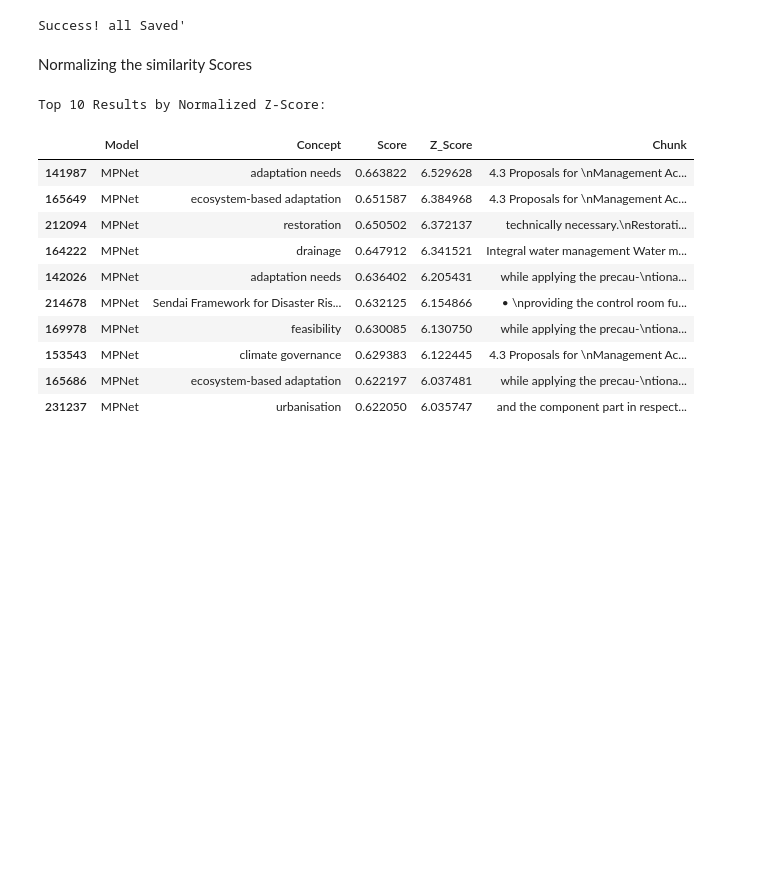
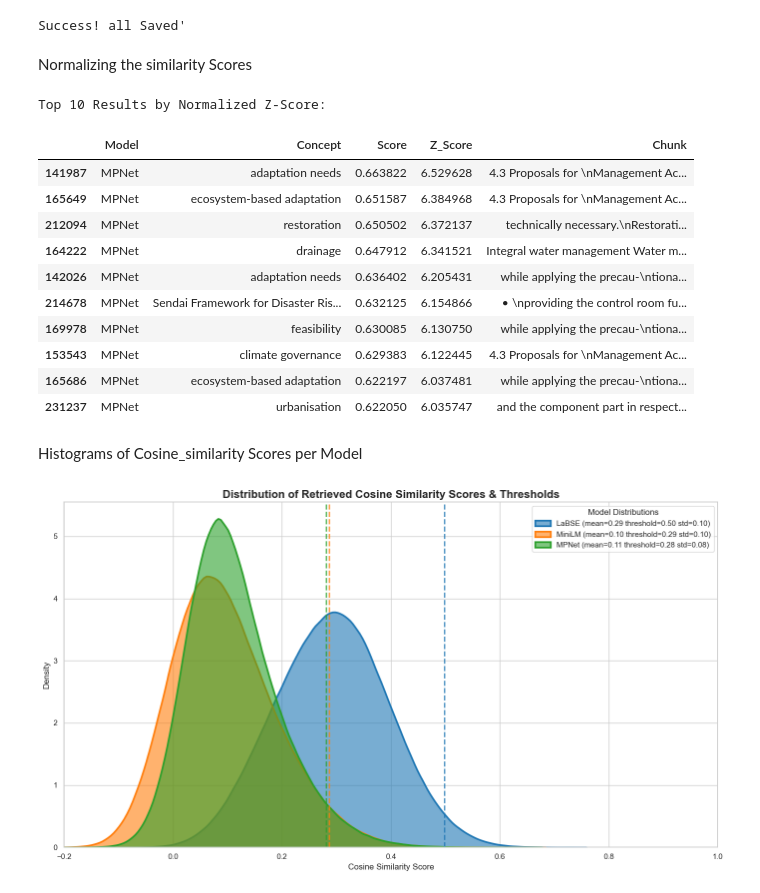
Before and after one commit to tijmenhouter-arch/Capstone-Applied-AI-project_12, a Jupyter notebook: The cosine similarity.ipynb, the cells around one changed output. Cells and saved outputs as stored; diff of their text form; code cells hidden in the pictures; blank space fills up the shorter version.

```diff
--- a/The cosine similarity.ipynb
+++ b/The cosine similarity.ipynb
@@ -349,3 +349,68 @@ Top 10 Results by Normalized Z-Score:
 | 153543 | MPNet | climate governance | 0.629383 | 6.122445 | 4.3 Proposals for \nManagement Ac... |
 | 165686 | MPNet | ecosystem-based adaptation | 0.622197 | 6.037481 | while applying the precau-\ntiona... |
 | 231237 | MPNet | urbanisation | 0.622050 | 6.035747 | and the component part in respect... |
+# %% [markdown]
+Histograms of Cosine_similarity Scores per Model
+# %%
+import matplotlib.pyplot as plt
+
+df_vis = final_export_df #reading the normalized results for visualization
+
+import seaborn as sns #We will use seaborn for better visualizations, Reference: https://seaborn.pydata.org/tutorial.html
+sns.set_theme(style="whitegrid") #setting a nice theme for the plots
+models = df_vis['Model'].unique() #getting the unique model names
+
+# Creating a single plots for models
+fig, ax = plt.subplots(figsize=(14, 8))
+ax.set_title('Distribution of Retrieved Cosine Similarity Scores & Thresholds', fontsize=16, fontweight='bold')
+
+
+# we to want have all cosine_similarity scores not just the top results so we need to calculate them again
+viz_data = [
+    ("LaBSE", model1, concept_embeddings_LaBSE, mp_embeddings_LaBSE),
+    ("MiniLM", model2, concept_embeddings_MiniLM, mp_embeddings_MiniLM),
+    ("MPNet", model3, concept_embeddings_MPNet, mp_embeddings_MPNet)
+]
+colors = {"LaBSE": "tab:blue", "MiniLM": "tab:orange", "MPNet": "tab:green"}
+#Gathering all the data for calculating the full distributions
+
+
+# Loop through each model and create a histogram
+for name, model, q_embs, d_embs in viz_data:  #q_embs = query embeddings, d_embs = document embeddings
+
+    device = model.device
+    q_embs = q_embs.to(device) #must all be on the same device
+    d_embs = d_embs.to(device) #must all be on the same device
+
+    #and calculating EVERY cosine similarity score
+    all_scores_matrix = model.similarity(q_embs, d_embs)
+    all_scores_flat = all_scores_matrix.flatten().cpu().numpy() #flattening and moving to cpu for plotting, Seaborn/matplotlib do no work with GPU tensors
+
+    #calculating threshold for visualization
+    mean_val = all_scores_flat.mean()
+    std_val = all_scores_flat.std()
+    threshold = mean_val + (2 * std_val)
+
+
+    sns.kdeplot(  #Kernel Density Estimate plot for smooth distribution, looks better than histogram
+        x=all_scores_flat,
+        color=colors.get(name, "black"),
+        linewidth=2.5,
+        ax=ax,
+        fill=True,
+        alpha=0.6, # Transparency for better visibility
+        label=f"{name} (mean={mean_val:.2f} threshold={threshold:.2f} std={std_val:.2f})"
+    )
+    #adding threshold line
+    plt.axvline(threshold, color=colors.get(name), linestyle='--', linewidth=2, alpha=0.8)
+
+# Some styling
+plt.xlabel("Cosine Similarity Score", fontsize=12)
+plt.ylabel("Density", fontsize=12)
+plt.xlim(-0.2, 1.0)
+plt.legend(title="Model Distributions", fontsize=11)
+
+plt.tight_layout()
+plt.show()
+# %% [output]
+[figure, added]
```
Also changed, not shown: 1 other file.
